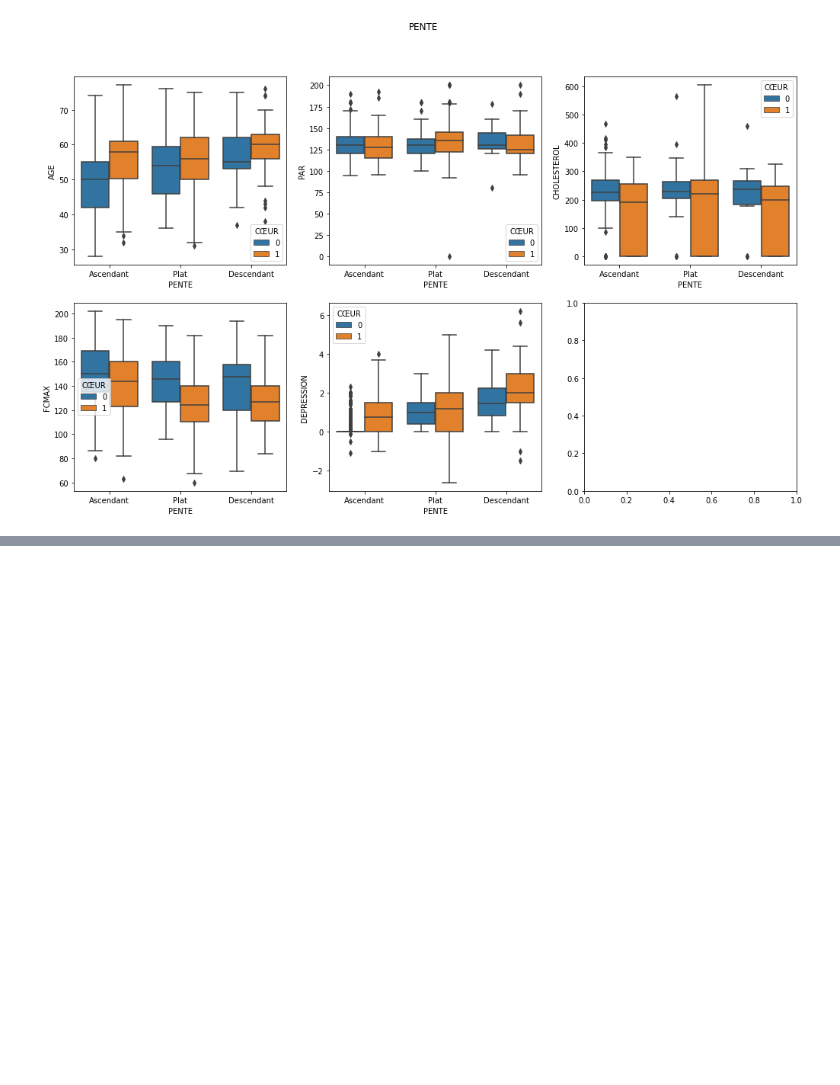
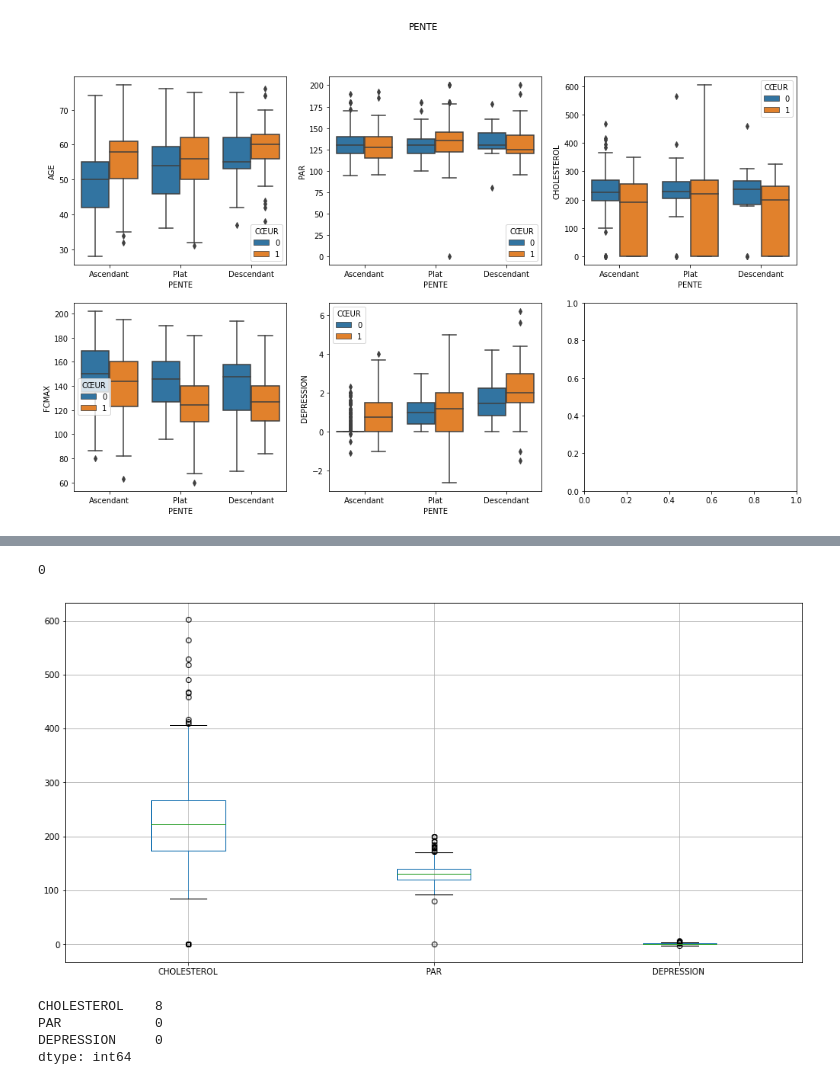
Before and after one commit to kmag-cell/heart_projet, a Jupyter notebook: cardiac_prediction.ipynb, the cells around one changed output, grey strips where cells are left out. Saved outputs shown, nothing was run; the diff lists cells and outputs as text; code cells hidden in the pictures; blank space fills up the shorter version.

```diff
--- a/cardiac_prediction.ipynb
+++ b/cardiac_prediction.ipynb
@@ -427,0 +437,5 @@ Les hommes qui ont une maladie cardiaque ont un age compris entre 50 ans et plus
+# %%
+df2 = df.copy()
+# %%
+df2_quant = df2.select_dtypes(exclude = object)
+df2_quant.head(5)
@@ -427,0 +459,29 @@ Les hommes qui ont une maladie cardiaque ont un age compris entre 50 ans et plus
+# %%
+#voir les valeurs manquantes
+df2.isnull().any().sum()
+# %% [output]
+0
+# %%
+#visualisons les valeurs aberrantes
+outlier = df2_quant[[ "CHOLESTEROL", "PAR", "DEPRESSION "]]
+outlier.boxplot(figsize=(16,8));
+# %% [output]
+[figure, added]
+# %%
+#récupération des outliers
+def outliers(x):
+    Q1 = np.quantile(x, 0.25)      # premier quartile 25 % des donnees
+    Q3 = np.quantile(x, 0.75)      # deuxieme quartile 75 %
+    EIQ = Q3 - Q1                  #ecart interquartile
+    LI = Q1 -(EIQ*1.5)             #limite inferieur
+    LS = Q3 + (EIQ*1.5)            #limite superieur
+    i = (x < LI) | (x > LS)        #les indices de chaque valeur
+    val = pd.DataFrame(x[(i)])
+    return val
+
+outliers(outlier).nunique()
+# %% [output]
+CHOLESTEROL    8
+PAR            0
+DEPRESSION     0
+dtype: int64
```
Also changed, not shown: parts of 36 cells of this notebook.
